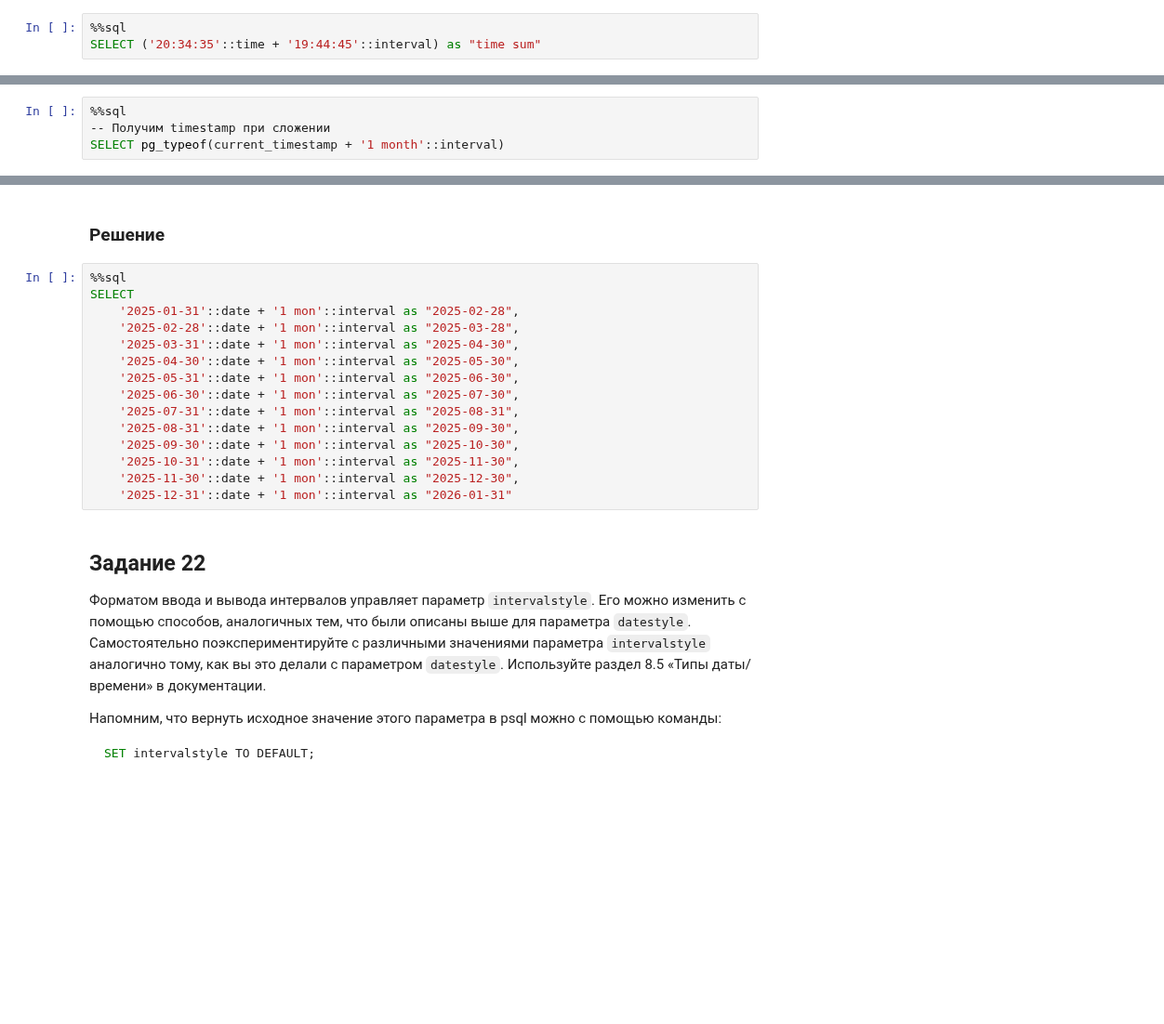
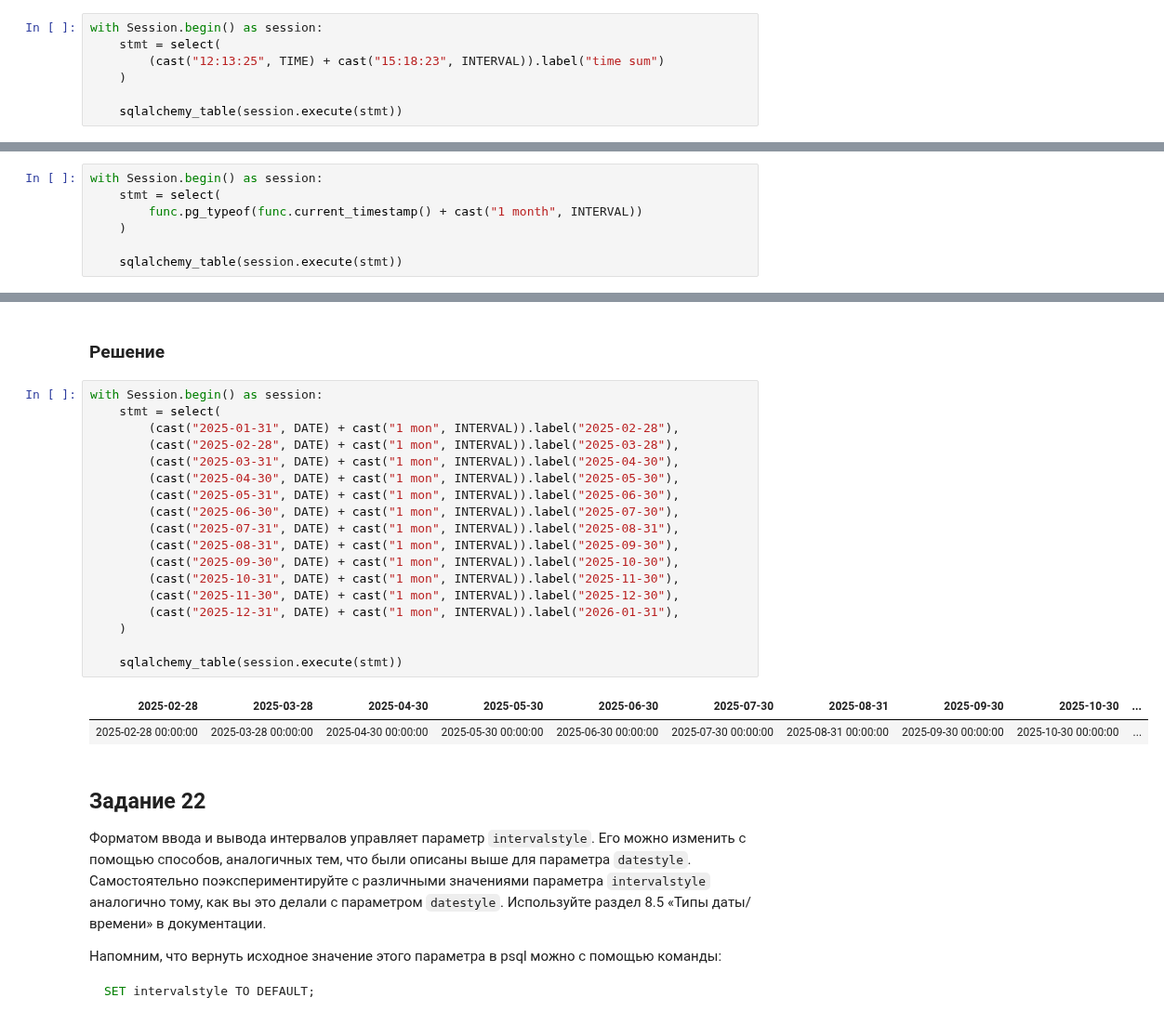
Before and after one commit to vowatchka/postgres_basic, a Jupyter notebook: practices/4_postgres_datatypes/sqlalchemy_2x_style.ipynb, the cells around one changed output, grey strips where cells are left out. Shown at 93% size. Saved outputs shown, nothing was run; the diff lists cells and outputs as text; blank space fills up the shorter version.

Commit message:
4 postgres datatypes: tasks 18-26 completed (sqlalchemy 2.x style)

```diff
--- a/practices/4_postgres_datatypes/sqlalchemy_2x_style.ipynb
+++ b/practices/4_postgres_datatypes/sqlalchemy_2x_style.ipynb
@@ -1184,3 +1220,7 @@ SELECT ('20:34:35'::time + '19:44:45'::time as "time sum"
 # %%
-%%sql
-SELECT ('20:34:35'::time + '19:44:45'::interval) as "time sum"
+with Session.begin() as session:
+    stmt = select(
+        (cast("12:13:25", TIME) + cast("15:18:23", INTERVAL)).label("time sum")
+    )
+
+    sqlalchemy_table(session.execute(stmt))
@@ -1208,6 +1251,9 @@ SELECT ( current_timestamp + '1 mon'::interval ) AS new_date;
 # %% [markdown]
 ### Решение
 # %%
-%%sql
--- Получим timestamp при сложении
-SELECT pg_typeof(current_timestamp + '1 month'::interval)
+with Session.begin() as session:
+    stmt = select(
+        func.pg_typeof(func.current_timestamp() + cast("1 month", INTERVAL))
+    )
+
+    sqlalchemy_table(session.execute(stmt))
@@ -1222,20 +1271,26 @@ SELECT ( '2016-02-29'::date + '1 mon'::interval ) AS new_date;
 # %% [markdown]
 ### Решение
 # %%
-%%sql
-SELECT
-    '2025-01-31'::date + '1 mon'::interval as "2025-02-28",
-    '2025-02-28'::date + '1 mon'::interval as "2025-03-28",
-    '2025-03-31'::date + '1 mon'::interval as "2025-04-30",
-    '2025-04-30'::date + '1 mon'::interval as "2025-05-30",
-    '2025-05-31'::date + '1 mon'::interval as "2025-06-30",
-    '2025-06-30'::date + '1 mon'::interval as "2025-07-30",
-    '2025-07-31'::date + '1 mon'::interval as "2025-08-31",
-    '2025-08-31'::date + '1 mon'::interval as "2025-09-30",
-    '2025-09-30'::date + '1 mon'::interval as "2025-10-30",
-    '2025-10-31'::date + '1 mon'::interval as "2025-11-30",
-    '2025-11-30'::date + '1 mon'::interval as "2025-12-30",
-    '2025-12-31'::date + '1 mon'::interval as "2026-01-31"
+with Session.begin() as session:
+    stmt = select(
+        (cast("2025-01-31", DATE) + cast("1 mon", INTERVAL)).label("2025-02-28"),
+        (cast("2025-02-28", DATE) + cast("1 mon", INTERVAL)).label("2025-03-28"),
+        (cast("2025-03-31", DATE) + cast("1 mon", INTERVAL)).label("2025-04-30"),
+        (cast("2025-04-30", DATE) + cast("1 mon", INTERVAL)).label("2025-05-30"),
+        (cast("2025-05-31", DATE) + cast("1 mon", INTERVAL)).label("2025-06-30"),
+        (cast("2025-06-30", DATE) + cast("1 mon", INTERVAL)).label("2025-07-30"),
+        (cast("2025-07-31", DATE) + cast("1 mon", INTERVAL)).label("2025-08-31"),
+        (cast("2025-08-31", DATE) + cast("1 mon", INTERVAL)).label("2025-09-30"),
+        (cast("2025-09-30", DATE) + cast("1 mon", INTERVAL)).label("2025-10-30"),
+        (cast("2025-10-31", DATE) + cast("1 mon", INTERVAL)).label("2025-11-30"),
+        (cast("2025-11-30", DATE) + cast("1 mon", INTERVAL)).label("2025-12-30"),
+        (cast("2025-12-31", DATE) + cast("1 mon", INTERVAL)).label("2026-01-31"),
+    )
+
+    sqlalchemy_table(session.execute(stmt))
+# %% [output]
+| 2025-02-28 | 2025-03-28 | 2025-04-30 | 2025-05-30 | 2025-06-30 | 2025-07-30 | 2025-08-31 | 2025-09-30 | 2025-10-30 | ... |
+| 2025-02-28 00:00:00 | 2025-03-28 00:00:00 | 2025-04-30 00:00:00 | 2025-05-30 00:00:00 | 2025-06-30 00:00:00 | 2025-07-30 00:00:00 | 2025-08-31 00:00:00 | 2025-09-30 00:00:00 | 2025-10-30 00:00:00 | ... |
 # %% [markdown]
 ## Задание 22
 
```
Also changed, not shown: parts of 34 cells of this notebook.
